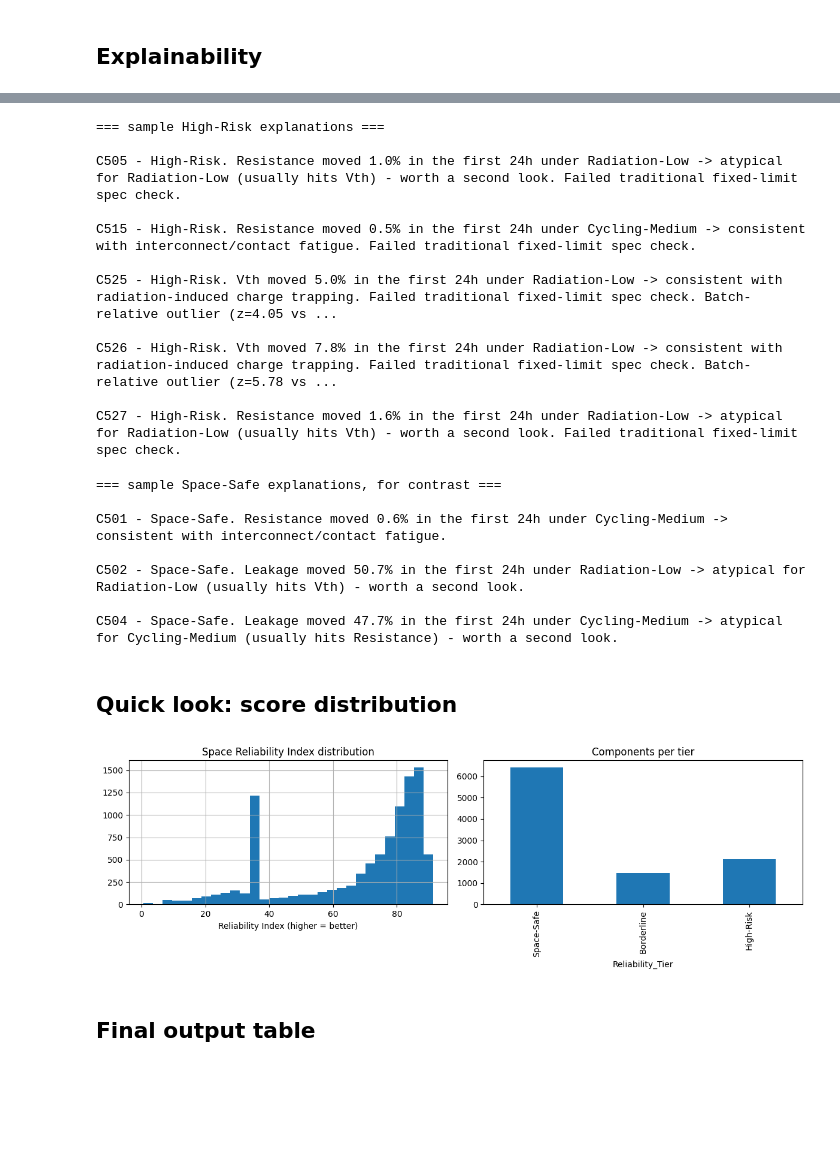
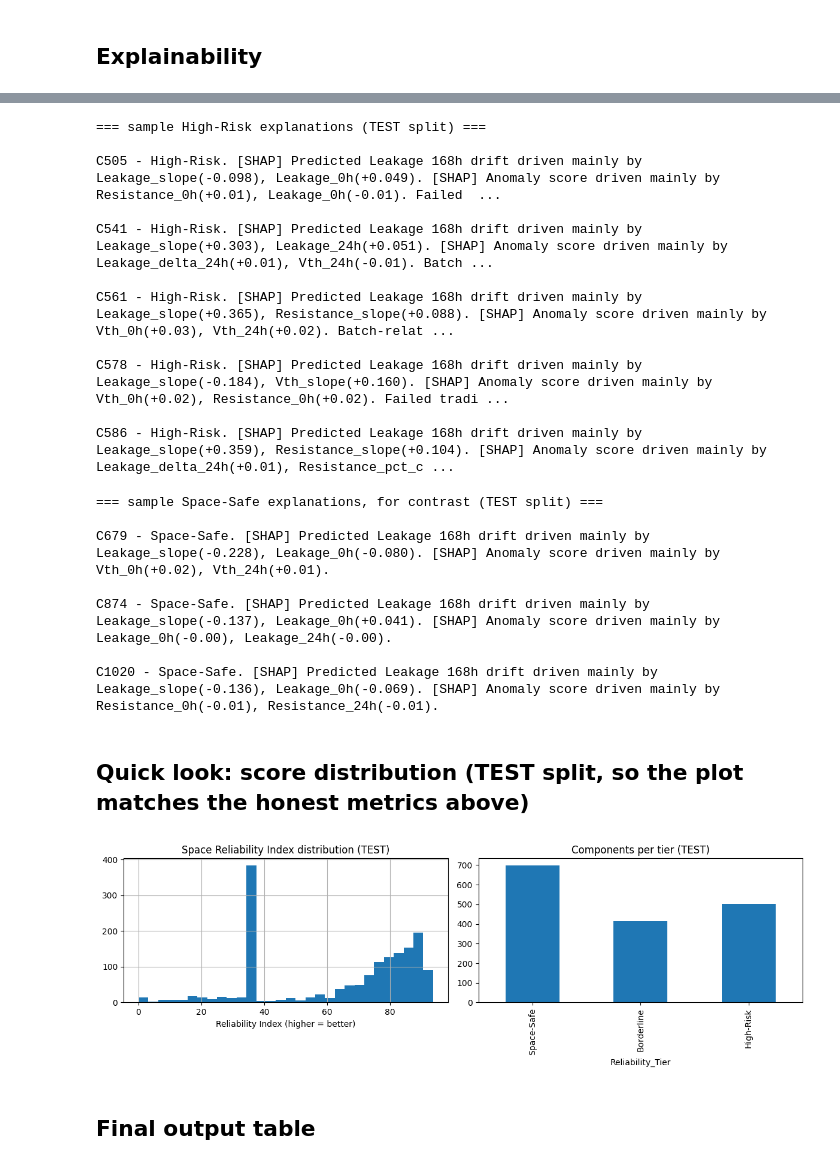
Before and after one commit to pariigdtuw2029-droid/SAGE_2026, a Jupyter notebook: notebooks/reliability_index.ipynb, the cells around one changed output, grey strips where cells are left out. Saved outputs shown, nothing was run; the diff lists cells and outputs as text; code cells hidden in the pictures; blank space fills up the shorter version.

```diff
--- a/notebooks/reliability_index.ipynb
+++ b/notebooks/reliability_index.ipynb
@@ -66,11 +65,12 @@ feature_cols_raw = bundle['feature_cols_raw']
 
 reading_cols = [f'{m}_{cp}' for m in METRICS for cp in CHECKPOINTS]
 for col in reading_cols:
-    df.loc[df[col] < 0, col] = np.nan   # same sensor-fault handling as Module B
+    df.loc[df[col] < 0, col] = np.nan
 
 for cp in CHECKPOINTS:
     df[f'Timestamp_{cp}'] = pd.to_datetime(df[f'Timestamp_{cp}'], format='ISO8601')
 df['elapsed_24h'] = (df['Timestamp_24h'] - df['Timestamp_0h']).dt.total_seconds() / 3600
+df['elapsed_168h'] = (df['Timestamp_168h'] - df['Timestamp_0h']).dt.total_seconds() / 3600   # FIX (v3): needed for the safety-slope check
 
 df.loc[:, feature_cols_raw] = bundle['imputer'].transform(df[feature_cols_raw])
 
@@ -90,6 +90,8 @@ gb_pred = bundle['gb'].predict(X)
 stacked_raw = bundle['meta_model'].predict(np.hstack([rf_pred, gb_pred]))
 lower_raw = bundle['quantile_lower'].predict(X)
 upper_raw = bundle['quantile_upper'].predict(X)
+
+lower_raw, upper_raw = np.minimum(lower_raw, upper_raw), np.maximum(lower_raw, upper_raw)
 
 def reconstruct(raw):
     out = pd.DataFrame(index=df.index)
@@ -98,9 +100,8 @@ def reconstruct(raw):
     out['Vth_168h'] = df['Vth_24h'].values + raw[:, 5]
     return out
 
-point = reconstruct(stacked_raw)
-lower = reconstruct(lower_raw)
-upper = reconstruct(upper_raw)
+point, lower, upper = reconstruct(stacked_raw), reconstruct(lower_raw), reconstruct(upper_raw)
+rf_point, gb_point = reconstruct(rf_pred), reconstruct(gb_pred)
 
 df['Pred_Leakage_168h'] = point['Leakage_168h']
 df['Pred_Resistance_168h'] = point['Resistance_168h']
@@ -108,6 +109,12 @@ df['Pred_Vth_168h'] = point['Vth_168h']
 df['Interval_Width_Leakage'] = (upper['Leakage_168h'] - lower['Leakage_168h']).clip(lower=0)
 df['Interval_Width_Resistance'] = (upper['Resistance_168h'] - lower['Resistance_168h']).clip(lower=0)
 df['Interval_Width_Vth'] = (upper['Vth_168h'] - lower['Vth_168h']).clip(lower=0)
+
+# RF-vs-GB disagreement
+df['Disagreement_Leakage'] = (rf_point['Leakage_168h'] - gb_point['Leakage_168h']).abs()
+df['Disagreement_Resistance'] = (rf_point['Resistance_168h'] - gb_point['Resistance_168h']).abs()
+df['Disagreement_Vth'] = (rf_point['Vth_168h'] - gb_point['Vth_168h']).abs()
+
 df[['Pred_Leakage_168h','Pred_Resistance_168h','Pred_Vth_168h']].describe()
 # %% [output]
 |  | Pred_Leakage_168h | Pred_Resistance_168h | Pred_Vth_168h |
@@ -154,9 +178,10 @@ df[['Predicted_Drift_Score', 'Uncertainty_Score']].describe()
 ## Combine with Module A
 # %%
 merged = anomaly.merge(
-    df[['Component_ID', 'Predicted_Drift_Score', 'Uncertainty_Score', 'Proxy_Stress',
+    df[['Component_ID', 'Predicted_Drift_Score', 'Uncertainty_Score', 'Proxy_Stress', 'Slope_Reject_Flag',
+        'Predicted_Drift_Leakage', 'Predicted_Drift_Resistance', 'Predicted_Drift_Vth',
         'Leakage_0h', 'Leakage_24h', 'Resistance_0h', 'Resistance_24h', 'Vth_0h', 'Vth_24h']],
-    on='Component_ID', how='inner'
+    on='Component_ID', how='inner',
 )
 print(f'{len(merged)} components matched between the two modules')
 merged.head()
@@ -177,16 +277,19 @@ merged['Space_Risk_Score'] = (
 merged['Space_Risk_Score'] = np.where(
     merged['Absolute_Spec_Fail'] == 1,
     np.maximum(merged['Space_Risk_Score'], ABSOLUTE_FAIL_RISK_FLOOR),
-    merged['Space_Risk_Score']
+    merged['Space_Risk_Score'],
+)
+merged['Space_Risk_Score'] = np.where(
+    merged['Slope_Reject_Flag'],
+    np.maximum(merged['Space_Risk_Score'], SLOPE_REJECT_RISK_FLOOR),
+    merged['Space_Risk_Score'],
 )
 merged['Space_Risk_Score'] = merged['Space_Risk_Score'].clip(0, 100).round(1)
 merged['Space_Reliability_Index'] = (100 - merged['Space_Risk_Score']).round(1)
 
 def tier(score):
-    if score < RISK_SAFE_MAX:
-        return 'Space-Safe'
-    if score < RISK_BORDERLINE_MAX:
-        return 'Borderline'
+    if score < RISK_SAFE_MAX: return 'Space-Safe'
+    if score < RISK_BORDERLINE_MAX: return 'Borderline'
     return 'High-Risk'
 
 merged['Reliability_Tier'] = merged['Space_Risk_Score'].apply(tier)
@@ -267,47 +474,50 @@ done
 # %%
-print('=== sample High-Risk explanations ===\n')
-for _, row in merged[merged['Reliability_Tier'] == 'High-Risk'].head(5).iterrows():
+print('=== sample High-Risk explanations (TEST split) ===\n')
+for _, row in merged[(merged['Reliability_Tier'] == 'High-Risk') & (merged['split'] == 'test')].head(5).iterrows():
     print(row['Component_ID'], '-', row['Explainability_Reason'])
     print()
 # %% [output]
-=== sample High-Risk explanations ===
+=== sample High-Risk explanations (TEST split) ===
 
-C505 - High-Risk. Resistance moved 1.0% in the first 24h under Radiation-Low -> atypical for Radiation-Low (usually hits Vth) - worth a second look. Failed traditional fixed-limit spec check.
+C505 - High-Risk. [SHAP] Predicted Leakage 168h drift driven mainly by Leakage_slope(-0.098), Leakage_0h(+0.049). [SHAP] Anomaly score driven mainly by Resistance_0h(+0.01), Leakage_0h(-0.01). Failed  ...
 
-C515 - High-Risk. Resistance moved 0.5% in the first 24h under Cycling-Medium -> consistent with interconnect/contact fatigue. Failed traditional fixed-limit spec check.
+C541 - High-Risk. [SHAP] Predicted Leakage 168h drift driven mainly by Leakage_slope(+0.303), Leakage_24h(+0.051). [SHAP] Anomaly score driven mainly by Leakage_delta_24h(+0.01), Vth_24h(-0.01). Batch ...
 
-C525 - High-Risk. Vth moved 5.0% in the first 24h under Radiation-Low -> consistent with radiation-induced charge trapping. Failed traditional fixed-limit spec check. Batch-relative outlier (z=4.05 vs ...
+C561 - High-Risk. [SHAP] Predicted Leakage 168h drift driven mainly by Leakage_slope(+0.365), Resistance_slope(+0.088). [SHAP] Anomaly score driven mainly by Vth_0h(+0.03), Vth_24h(+0.02). Batch-relat ...
 
-C526 - High-Risk. Vth moved 7.8% in the first 24h under Radiation-Low -> consistent with radiation-induced charge trapping. Failed traditional fixed-limit spec check. Batch-relative outlier (z=5.78 vs ...
+C578 - High-Risk. [SHAP] Predicted Leakage 168h drift driven mainly by Leakage_slope(-0.184), Vth_slope(+0.160). [SHAP] Anomaly score driven mainly by Vth_0h(+0.02), Resistance_0h(+0.02). Failed tradi ...
 
-C527 - High-Risk. Resistance moved 1.6% in the first 24h under Radiation-Low -> atypical for Radiation-Low (usually hits Vth) - worth a second look. Failed traditional fixed-limit spec check.
+C586 - High-Risk. [SHAP] Predicted Leakage 168h drift driven mainly by Leakage_slope(+0.359), Resistance_slope(+0.104). [SHAP] Anomaly score driven mainly by Leakage_delta_24h(+0.01), Resistance_pct_c ...
 # %%
-print('=== sample Space-Safe explanations, for contrast ===\n')
-for _, row in merged[merged['Reliability_Tier'] == 'Space-Safe'].head(3).iterrows():
+print('=== sample Space-Safe explanations, for contrast (TEST split) ===\n')
+safe_shown = merged[(merged['Reliability_Tier'] == 'Space-Safe') & (merged['split'] == 'test')
+                     & (merged['Component_ID'].isin(explain_ids))].head(3)
+for _, row in safe_shown.iterrows():
     print(row['Component_ID'], '-', row['Explainability_Reason'])
     print()
 # %% [output]
-=== sample Space-Safe explanations, for contrast ===
+=== sample Space-Safe explanations, for contrast (TEST split) ===
 
-C501 - Space-Safe. Resistance moved 0.6% in the first 24h under Cycling-Medium -> consistent with interconnect/contact fatigue.
+C679 - Space-Safe. [SHAP] Predicted Leakage 168h drift driven mainly by Leakage_slope(-0.228), Leakage_0h(-0.080). [SHAP] Anomaly score driven mainly by Vth_0h(+0.02), Vth_24h(+0.01).
 
-C502 - Space-Safe. Leakage moved 50.7% in the first 24h under Radiation-Low -> atypical for Radiation-Low (usually hits Vth) - worth a second look.
+C874 - Space-Safe. [SHAP] Predicted Leakage 168h drift driven mainly by Leakage_slope(-0.137), Leakage_0h(+0.041). [SHAP] Anomaly score driven mainly by Leakage_0h(-0.00), Leakage_24h(-0.00).
 
-C504 - Space-Safe. Leakage moved 47.7% in the first 24h under Cycling-Medium -> atypical for Cycling-Medium (usually hits Resistance) - worth a second look.
+C1020 - Space-Safe. [SHAP] Predicted Leakage 168h drift driven mainly by Leakage_slope(-0.136), Leakage_0h(-0.069). [SHAP] Anomaly score driven mainly by Resistance_0h(-0.01), Resistance_24h(-0.01).
 # %% [markdown]
-## Quick look: score distribution
+## Quick look: score distribution (TEST split, so the plot matches the honest metrics above)
 # %%
+test_only = merged[merged['split'] == 'test']
 fig, axes = plt.subplots(1, 2, figsize=(12, 4))
-merged['Space_Reliability_Index'].hist(bins=30, ax=axes[0])
-axes[0].set_title('Space Reliability Index distribution')
+test_only['Space_Reliability_Index'].hist(bins=30, ax=axes[0])
+axes[0].set_title('Space Reliability Index distribution (TEST)')
 axes[0].set_xlabel('Reliability Index (higher = better)')
 
-merged['Reliability_Tier'].value_counts().reindex(['Space-Safe','Borderline','High-Risk']).plot(kind='bar', ax=axes[1])
-axes[1].set_title('Components per tier')
+test_only['Reliability_Tier'].value_counts().reindex(['Space-Safe','Borderline','High-Risk']).plot(kind='bar', ax=axes[1])
+axes[1].set_title('Components per tier (TEST)')
 plt.tight_layout()
 plt.show()
 # %% [output]
-[figure, old version]
+[figure, new version]
 # %% [markdown]
 ## Final output table
 # %%
```
Also changed, not shown: parts of 21 cells of this notebook, 12 other files.
